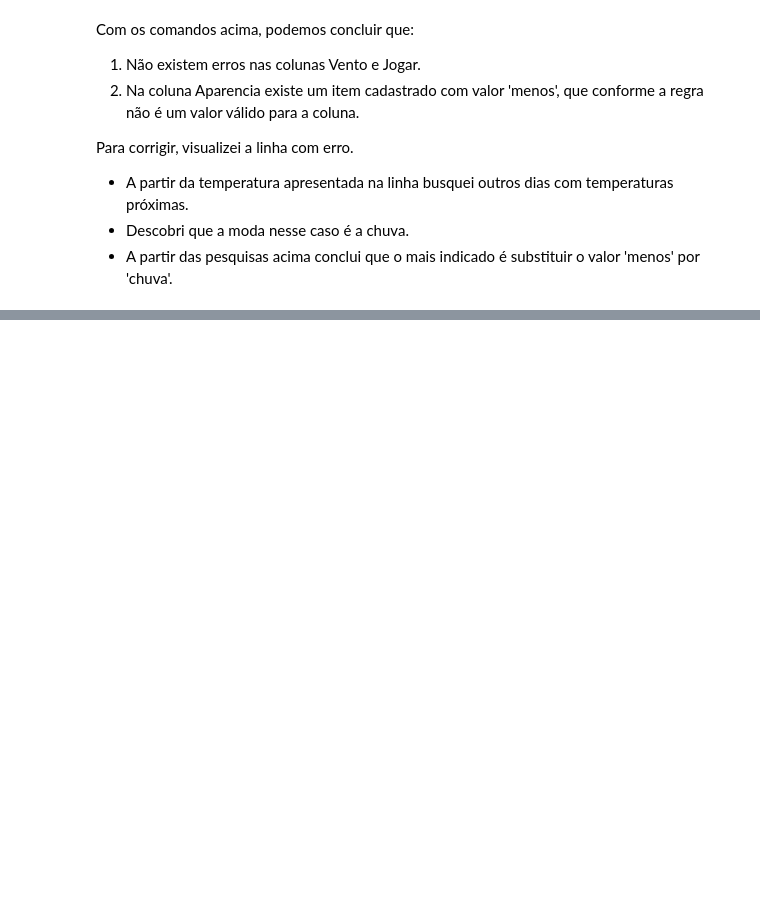
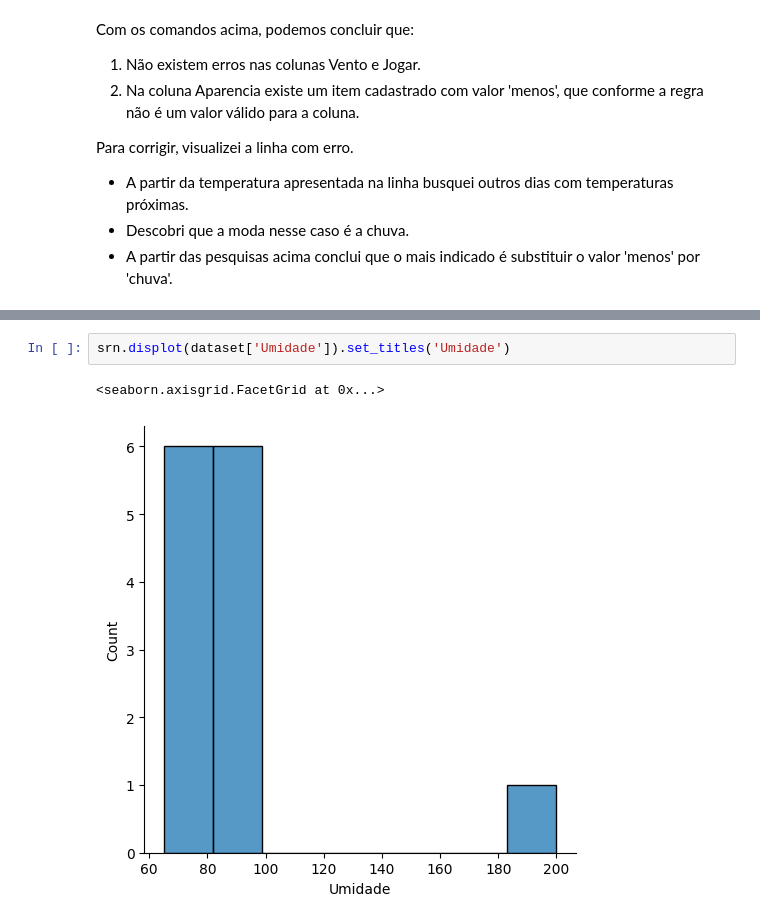
Before and after one commit to DiegoRCarvalho/python-exercicios-01-limpar-dados, a Jupyter notebook: limpar.ipynb, the cells around one changed output, grey strips where cells are left out. Saved outputs shown, nothing was run; the diff lists cells and outputs as text; blank space fills up the shorter version.

```diff
--- a/limpar.ipynb
+++ b/limpar.ipynb
@@ -101,0 +133,5 @@ Para corrigir, visualizei a linha com erro.
+# %%
+srn.displot(dataset['Umidade']).set_titles('Umidade')
+# %% [output]
+<seaborn.axisgrid.FacetGrid at 0x...>
+[figure, added]
```
Also changed, not shown: parts of 18 cells of this notebook.
